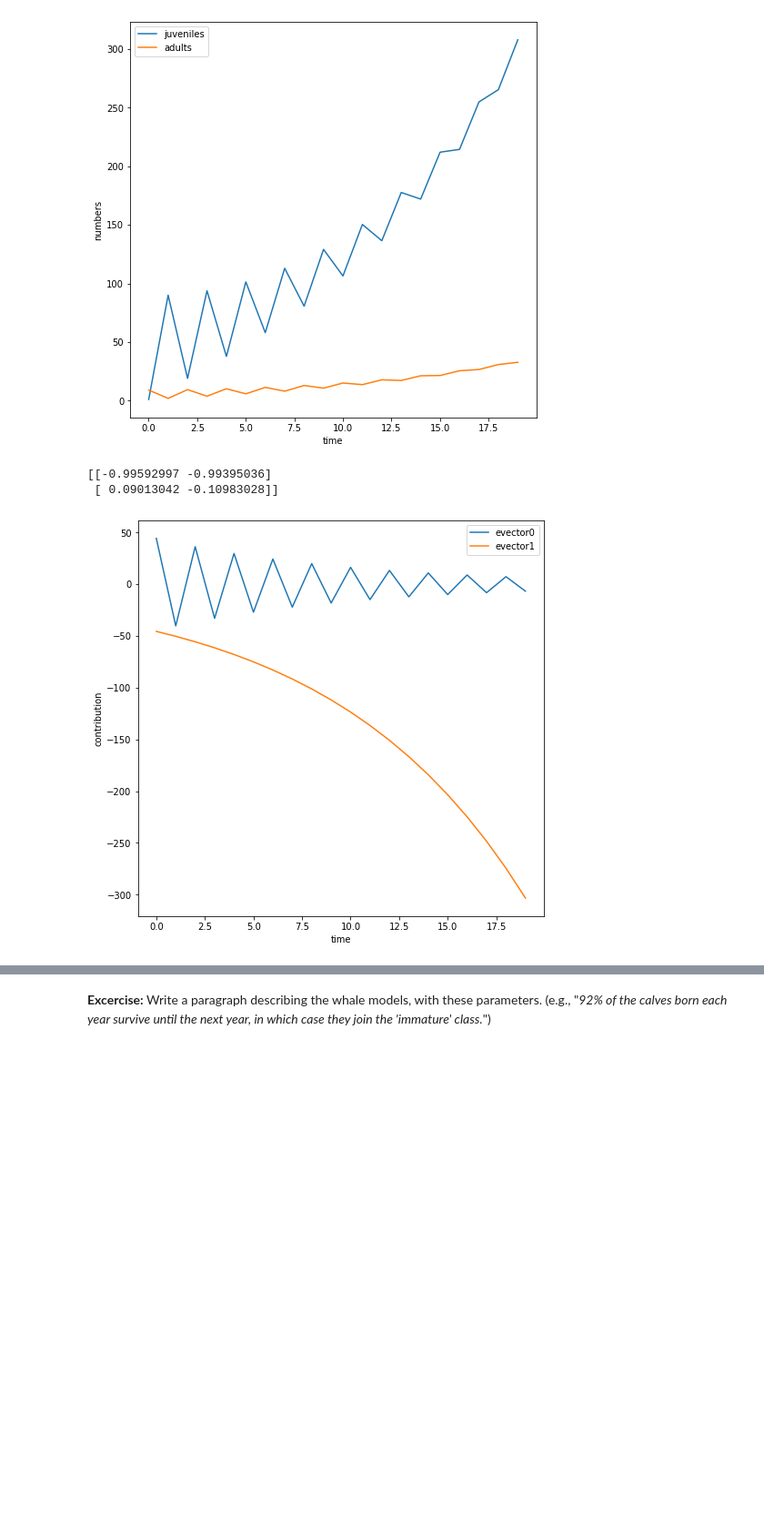
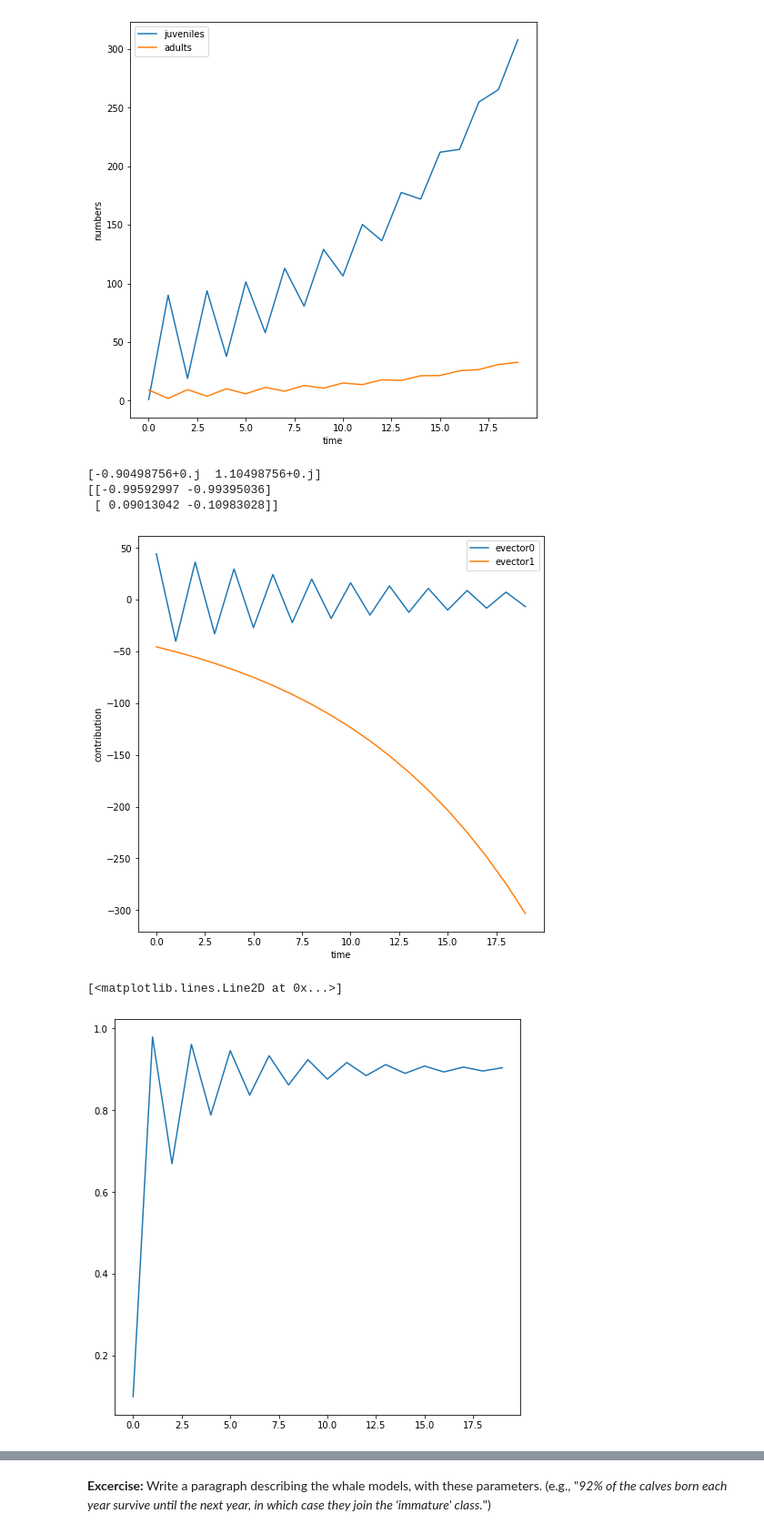
Before and after one commit to petrelharp/popbio, a Jupyter notebook: notebooks/structured_populations.ipynb, the cells around one changed output, grey strips where cells are left out. Shown at 91% size. Cells and saved outputs as stored; diff of their text form; code cells hidden in the pictures; blank space fills up the shorter version.

```diff
--- a/notebooks/structured_populations.ipynb
+++ b/notebooks/structured_populations.ipynb
@@ -291,8 +286,8 @@ N0 = [1, 9]
 ntimes = 20
 V = np.empty((ntimes, 2), dtype='complex')
 V[0, :] = linalg.solve(U, N0)
-for j in range(1, ntimes):
-    V[j, :] = np.power(lam, j) * V[0, :]
+for t in range(1, ntimes):
+    V[t, :] = np.power(lam, t) * V[0, :]
 
 N = V @ U.T
 
@@ -309,11 +304,19 @@ ax.plot(np.real(V))
 ax.set_xlabel("time")
 ax.set_ylabel("contribution")
 ax.legend(['evector0', 'evector1']);
+print(lam)
 print(U)
 # %% [output]
+[-0.90498756+0.j  1.10498756+0.j]
 [[-0.99592997 -0.99395036]
  [ 0.09013042 -0.10983028]]
 [figure]
+# %%
+fig, ax = plt.subplots()
+ax.plot(N[:,0] / np.sum(N, axis=1))
+# %% [output]
+[<matplotlib.lines.Line2D at 0x...>]
+[figure, added]
 # %% [markdown]
 
 ## Example: right whales
```
Also changed, not shown: parts of 16 cells of this notebook.
